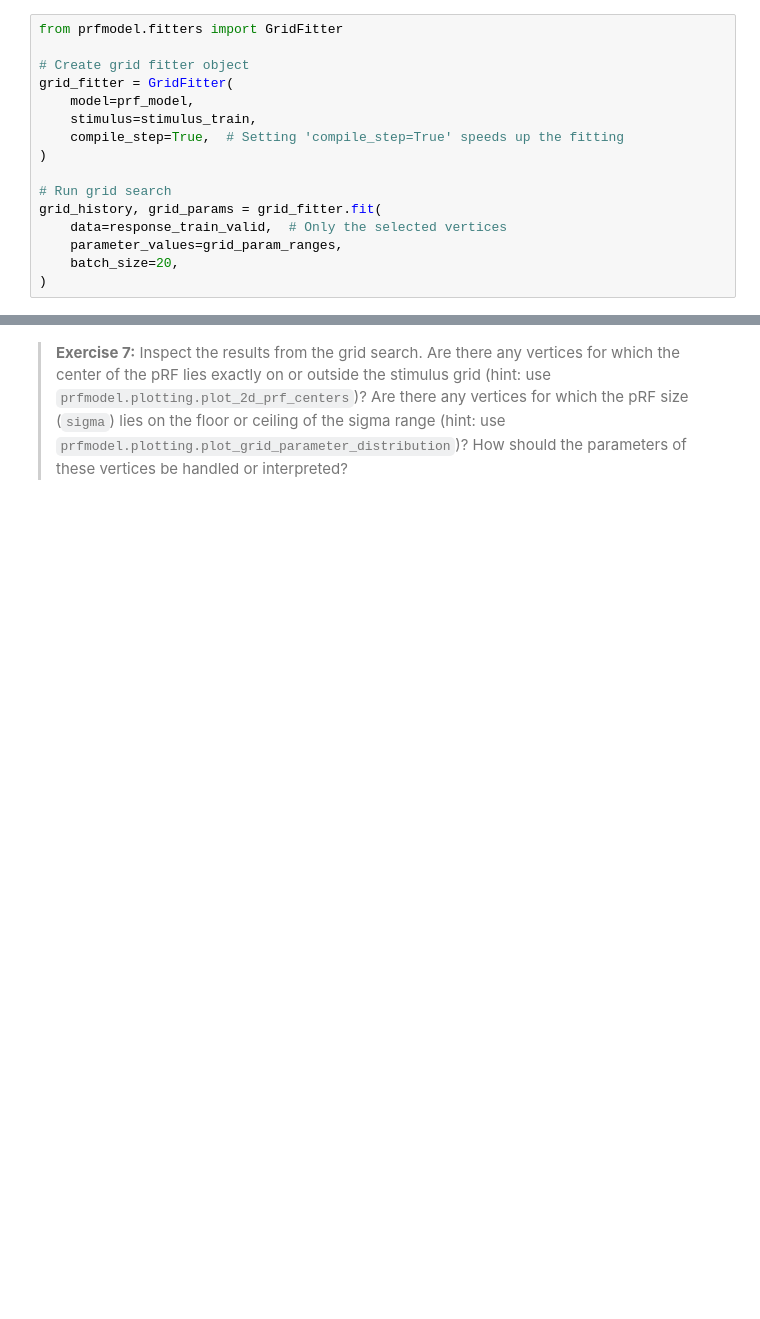
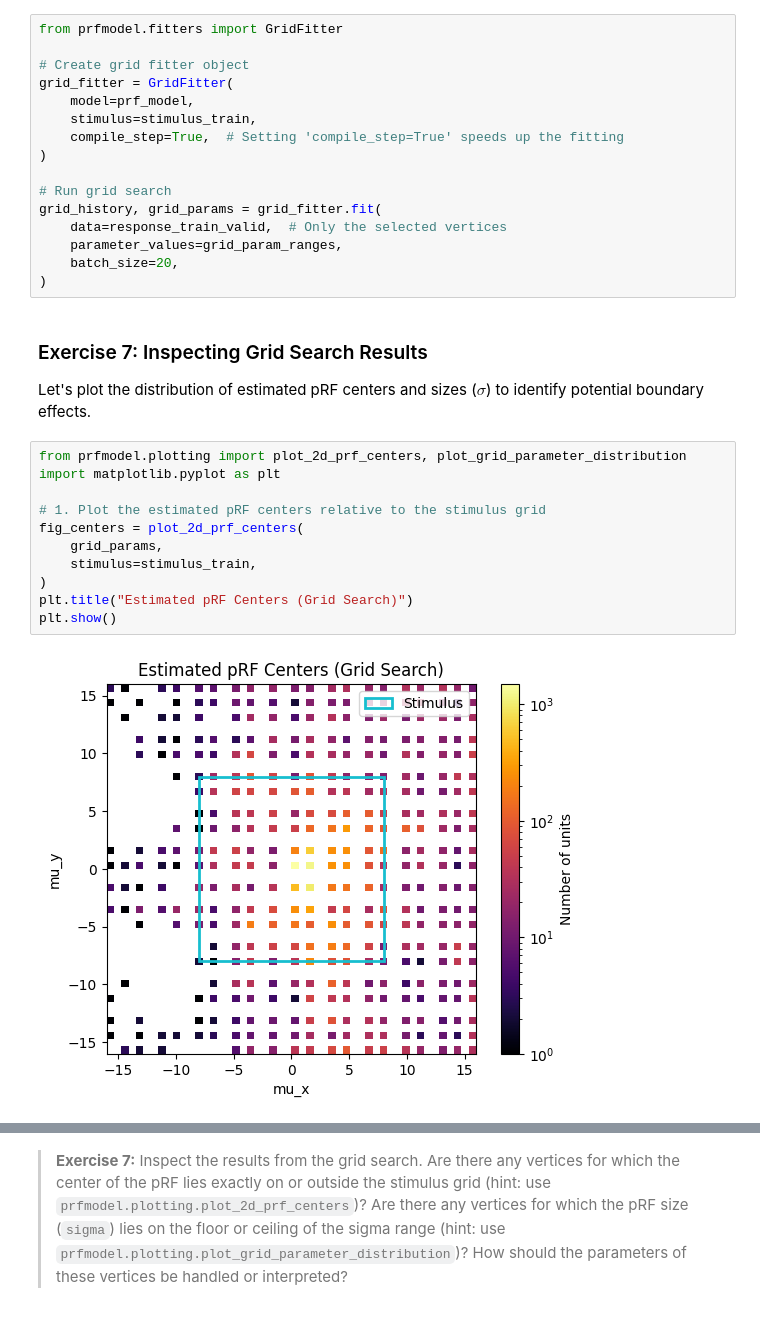
Before and after one commit to quailsir/Python, a Jupyter notebook: notebooks/workshop/02-prf-visual-fmri-cv.ipynb, the cells around one changed output, grey strips where cells are left out. Saved outputs shown, nothing was run; the diff lists cells and outputs as text; blank space fills up the shorter version.

```diff
--- a/notebooks/workshop/02-prf-visual-fmri-cv.ipynb
+++ b/notebooks/workshop/02-prf-visual-fmri-cv.ipynb
@@ -347,3 +347,19 @@ grid_history, grid_params = grid_fitter.fit(
     parameter_values=grid_param_ranges,
     batch_size=20,
 )
+# %% [markdown]
+### Exercise 7: Inspecting Grid Search Results
+Let's plot the distribution of estimated pRF centers and sizes ($\sigma$) to identify potential boundary effects.
+# %%
+from prfmodel.plotting import plot_2d_prf_centers, plot_grid_parameter_distribution
+import matplotlib.pyplot as plt
+
+# 1. Plot the estimated pRF centers relative to the stimulus grid
+fig_centers = plot_2d_prf_centers(
+    grid_params,
+    stimulus=stimulus_train,
+)
+plt.title("Estimated pRF Centers (Grid Search)")
+plt.show()
+# %% [output]
+[figure, added]
```
Also changed, not shown: parts of 6 cells of this notebook.
